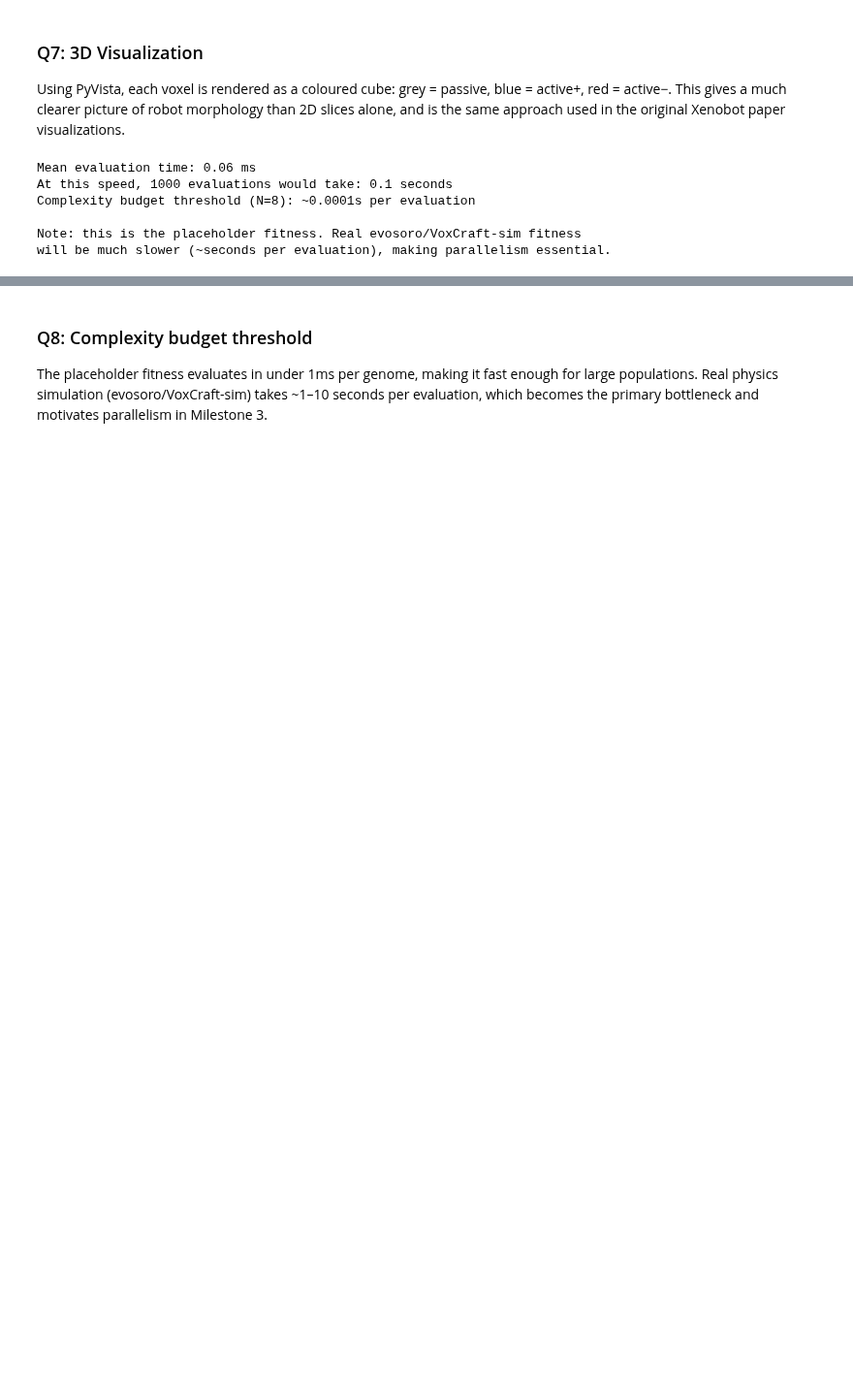
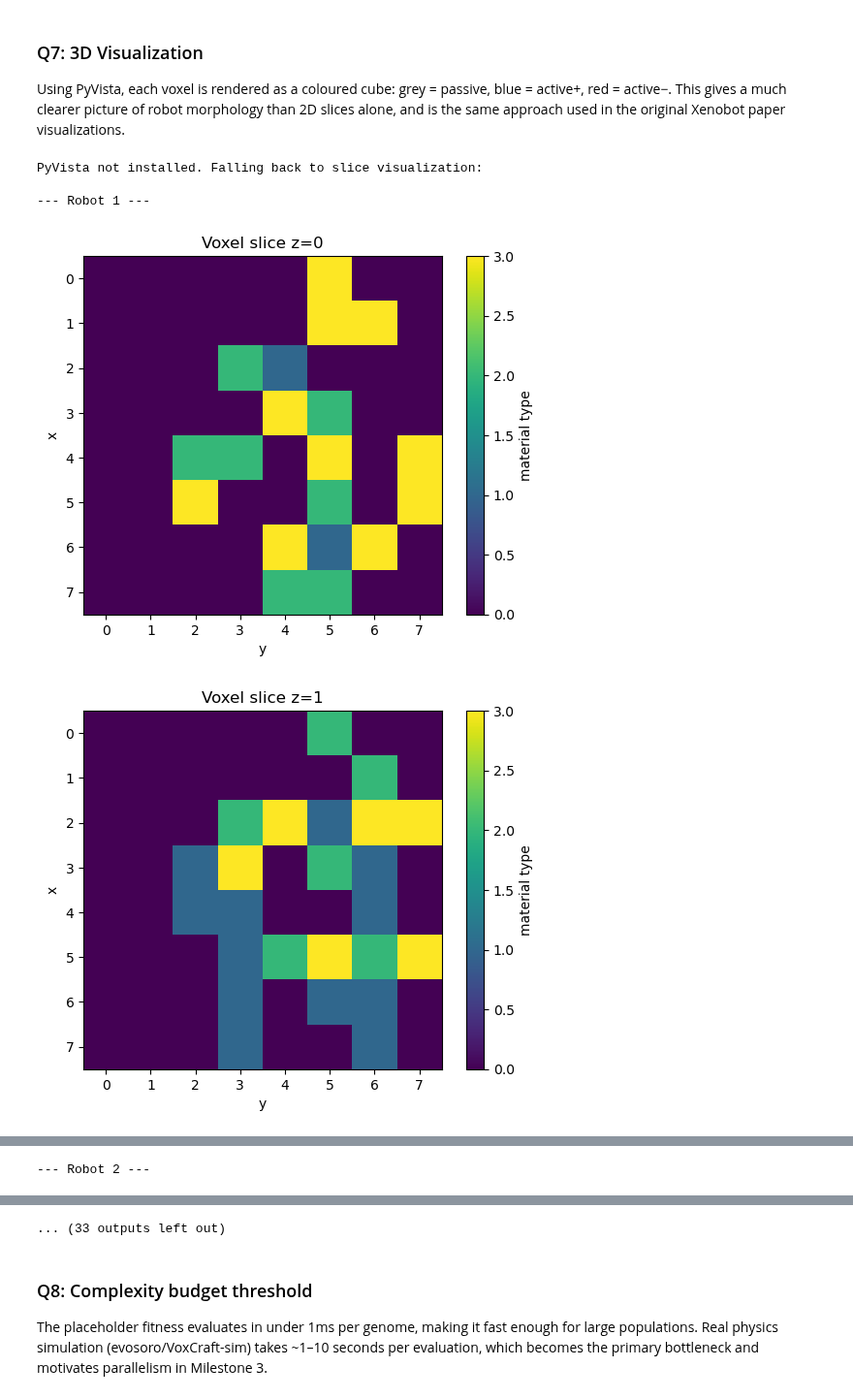
Before and after one commit to ayushishringi/xenobot-exercise, a Jupyter notebook: notebooks/milestone1_notebook.ipynb, the cells around one changed output, grey strips where cells are left out. Shown at 97% size. Cells and saved outputs as stored; diff of their text form; code cells hidden in the pictures; blank space fills up the shorter version.

Commit message:
Update notebooks results and final report artifacts

```diff
--- a/notebooks/milestone1_notebook.ipynb
+++ b/notebooks/milestone1_notebook.ipynb
@@ -220,30 +220,48 @@ Falling back to matplotlib slice visualization:
 
 Using PyVista, each voxel is rendered as a coloured cube: grey = passive, blue = active+, red = active−. This gives a much clearer picture of robot morphology than 2D slices alone, and is the same approach used in the original Xenobot paper visualizations.
 # %%
-# Q8: Complexity budget — time one evaluation
-import time
+# Q7: PyVista 3D visualization of 5 random genomes
 import numpy as np
-from src.representation import random_genome, largest_connected_component
-from src.fitness import evaluate_genome
+from src.representation import random_genome, largest_connected_component, EMPTY, PASSIVE, ACTIVE_P, ACTIVE_N
+import os; os.makedirs('../results', exist_ok=True)
 
-times = []
-for _ in range(10):
-    g = random_genome()
-    start = time.time()
-    evaluate_genome(g)
-    times.append(time.time() - start)
+try:
+    import pyvista as pv
+    pv.set_jupyter_backend('static')
 
-mean_t = np.mean(times)
-print(f'Mean evaluation time: {mean_t*1000:.2f} ms')
-print(f'At this speed, 1000 evaluations would take: {mean_t*1000:.1f} seconds')
-print(f'Complexity budget threshold (N=8): ~{mean_t:.4f}s per evaluation')
-print()
-print('Note: this is the placeholder fitness. Real evosoro/VoxCraft-sim fitness')
-print('will be much slower (~seconds per evaluation), making parallelism essential.')
+    VOXEL_COLORS = {
+        PASSIVE:  [0.5, 0.5, 0.5],
+        ACTIVE_P: [0.2, 0.4, 1.0],
+        ACTIVE_N: [1.0, 0.2, 0.2],
+    }
+
+    for i in range(5):
+        genome = largest_connected_component(random_genome())
+        plotter = pv.Plotter(off_screen=True)
+        coords = np.argwhere(genome != EMPTY)
+        for (x, y, z) in coords:
+            mat = genome[x, y, z]
+            color = VOXEL_COLORS.get(mat, [0.5, 0.5, 0.5])
+            cube = pv.Cube(center=(x, y, z), x_length=0.95, y_length=0.95, z_length=0.95)
+            plotter.add_mesh(cube, color=color, opacity=0.9)
+        plotter.add_text(f"Random Robot {i+1}", font_size=12)
+        plotter.show_grid()
+        save_path = f'../results/q7_robot_{i+1}.png'
+        plotter.screenshot(save_path)
+        plotter.close()
+        from IPython.display import Image, display
+        display(Image(filename=save_path, width=800))
+        print(f"Robot {i+1} saved.")
+
+except ImportError:
+    print('PyVista not installed. Falling back to slice visualization:')
+    from src.visualize import plot_voxel_slices
+    for i in range(5):
+        print(f"\n--- Robot {i+1} ---")
+        plot_voxel_slices(largest_connected_component(random_genome()))
 # %% [output]
-Mean evaluation time: 0.06 ms
-At this speed, 1000 evaluations would take: 0.1 seconds
-Complexity budget threshold (N=8): ~0.0001s per evaluation
+PyVista not installed. Falling back to slice visualization:
 
-Note: this is the placeholder fitness. Real evosoro/VoxCraft-sim fitness
-will be much slower (~seconds per evaluation), making parallelism essential.
+--- Robot 1 ---
+[figure, added]
+[figure, added]
@@ -249,0 +274 @@ will be much slower (~seconds per evaluation), making parallelism essential.
+--- Robot 2 ---
@@ -250,3 +277,4 @@ will be much slower (~seconds per evaluation), making parallelism essential.
+... (33 outputs left out)
 # %% [markdown]
 ### Q8: Complexity budget threshold
 
```
Also changed, not shown: parts of 8 cells of this notebook, 30 other files.
